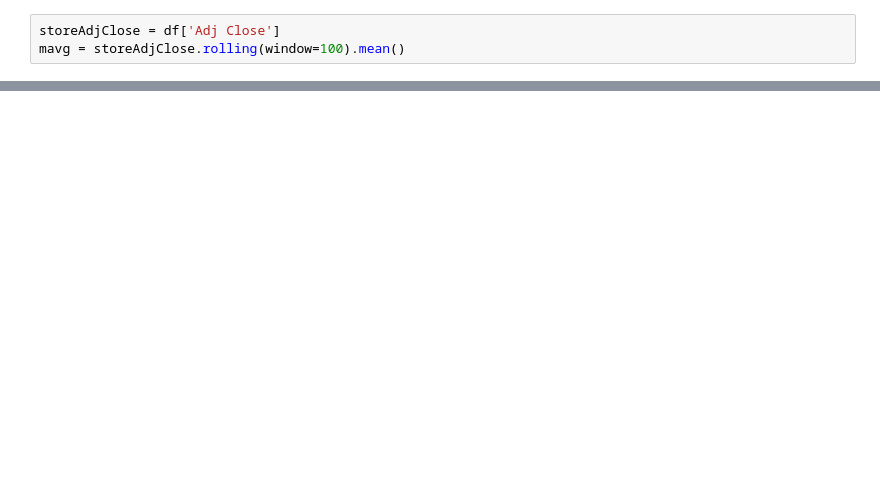
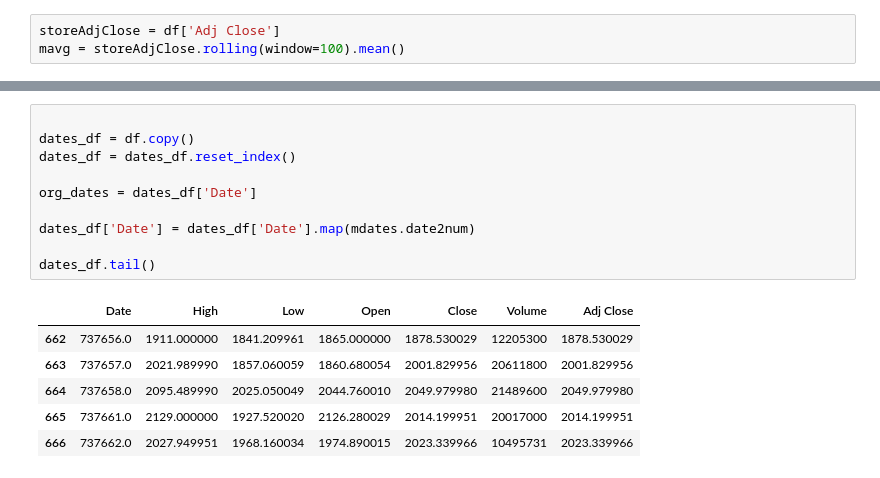
Before and after one commit to CleverParty/containers, a Jupyter notebook: data/tickerNotebook.ipynb, the cells around one changed output, grey strips where cells are left out. Cells and saved outputs as stored; diff of their text form; blank space fills up the shorter version.

```diff
--- a/data/tickerNotebook.ipynb
+++ b/data/tickerNotebook.ipynb
@@ -88,0 +120,17 @@ plt.legend()
+# %%
+
+dates_df = df.copy()
+dates_df = dates_df.reset_index()
+
+org_dates = dates_df['Date']
+
+dates_df['Date'] = dates_df['Date'].map(mdates.date2num)
+
+dates_df.tail()
+# %% [output]
+|  | Date | High | Low | Open | Close | Volume | Adj Close |
+| 662 | 737656.0 | 1911.000000 | 1841.209961 | 1865.000000 | 1878.530029 | 12205300 | 1878.530029 |
+| 663 | 737657.0 | 2021.989990 | 1857.060059 | 1860.680054 | 2001.829956 | 20611800 | 2001.829956 |
+| 664 | 737658.0 | 2095.489990 | 2025.050049 | 2044.760010 | 2049.979980 | 21489600 | 2049.979980 |
+| 665 | 737661.0 | 2129.000000 | 1927.520020 | 2126.280029 | 2014.199951 | 20017000 | 2014.199951 |
+| 666 | 737662.0 | 2027.949951 | 1968.160034 | 1974.890015 | 2023.339966 | 10495731 | 2023.339966 |
```
Also changed, not shown: parts of 6 cells of this notebook.
